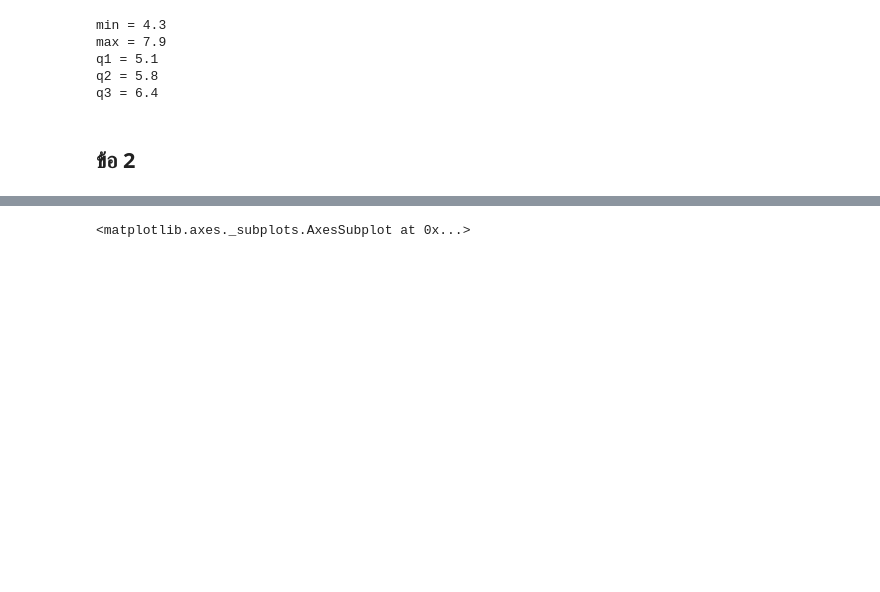
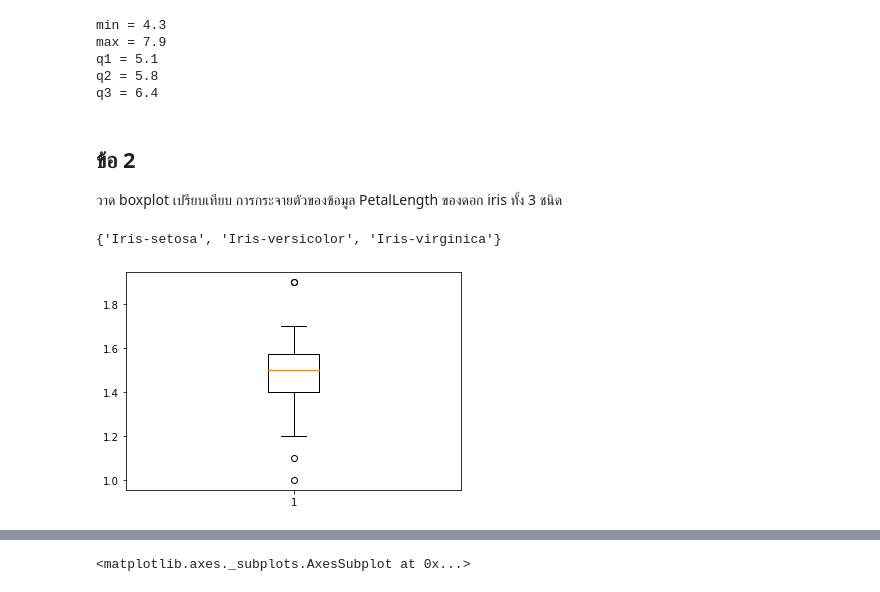
Before and after one commit to jittakorn-ch/data_viz_2022, a Jupyter notebook: DataViz02_Data_Distribution.ipynb, the cells around one changed output, grey strips where cells are left out. Saved outputs shown, nothing was run; the diff lists cells and outputs as text; code cells hidden in the pictures; blank space fills up the shorter version.

Commit message:
quiz กลุ่ม final - แก้ไข boxplot เปรียบเทียบดอก iris

```diff
--- a/DataViz02_Data_Distribution.ipynb
+++ b/DataViz02_Data_Distribution.ipynb
@@ -296,5 +322,16 @@ max = 7.9
 q1 = 5.1
 q2 = 5.8
 q3 = 6.4
-# %% [markdown]
-## ข้อ 2
+# %% [markdown]
+## ข้อ 2
+
+วาด boxplot เปรียบเทียบ การกระจายตัวของข้อมูล PetalLength ของดอก iris ทั้ง 3 ชนิด
+# %%
+set(df['Name'])
+# %% [output]
+{'Iris-setosa', 'Iris-versicolor', 'Iris-virginica'}
+# %%
+setosa = df[df['Name']=='Iris-setosa']
+plt.boxplot(setosa['PetalLength']);
+# %% [output]
+[figure, added]
```
Also changed, not shown: parts of 13 cells of this notebook.
